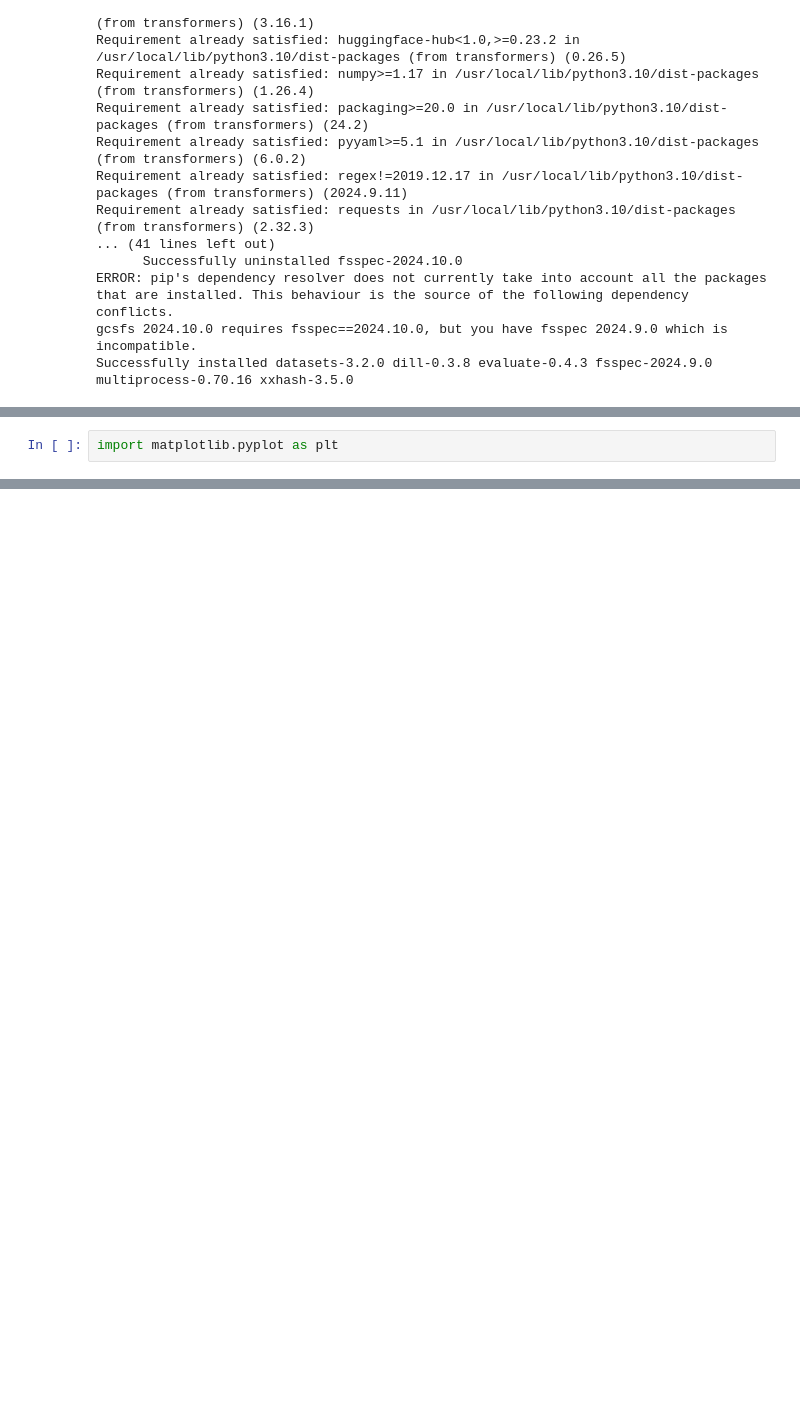
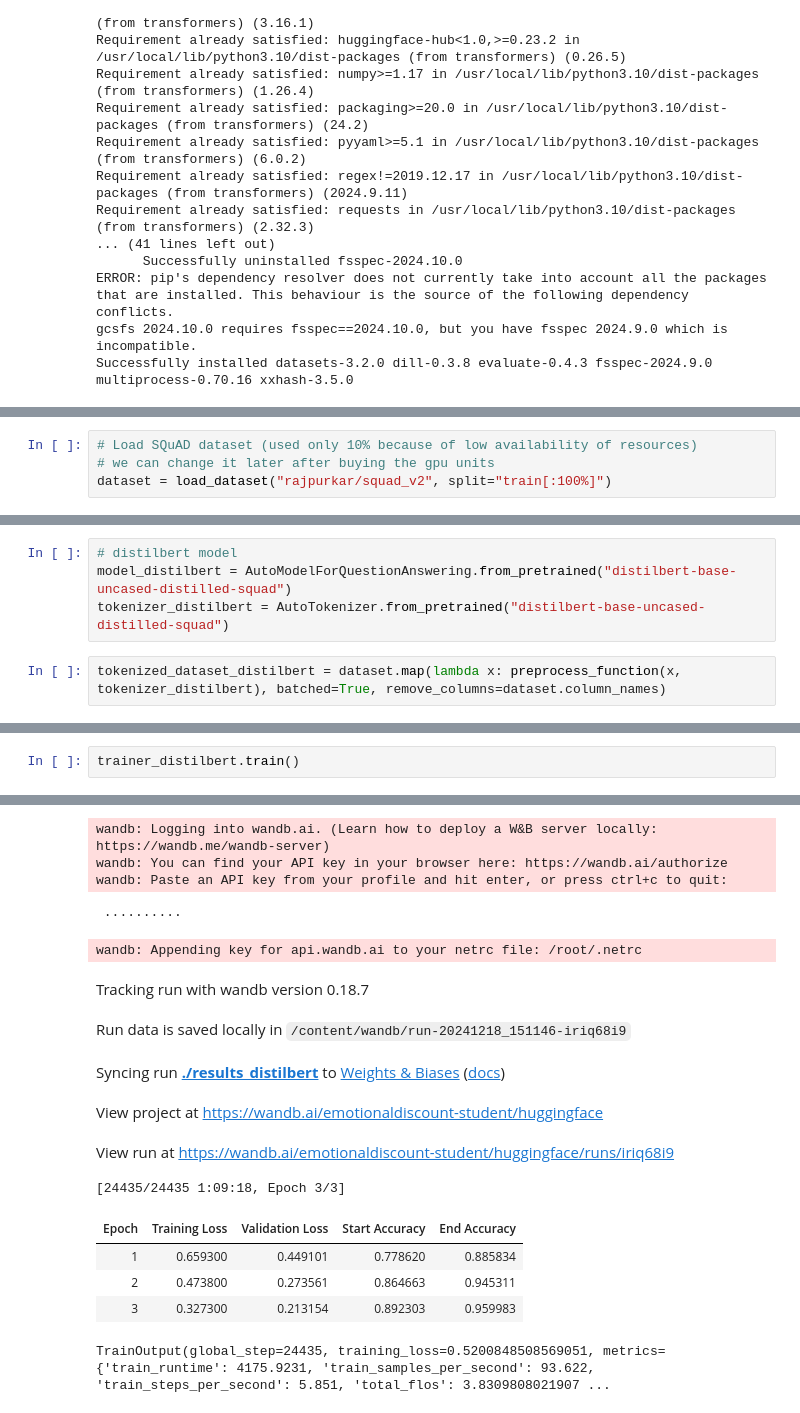
Before and after one commit to shravani201/masters-project, a Jupyter notebook: distilbert.ipynb, the cells around one changed output, grey strips where cells are left out. Cells and saved outputs as stored; diff of their text form; blank space fills up the shorter version.

```diff
--- a/distilbert.ipynb
+++ b/distilbert.ipynb
@@ -20,0 +26,4 @@ Successfully installed datasets-3.2.0 dill-0.3.8 evaluate-0.4.3 fsspec-2024.9.0
+# %%
+# Load SQuAD dataset (used only 10% because of low availability of resources)
+# we can change it later after buying the gpu units
+dataset = load_dataset("rajpurkar/squad_v2", split="train[:100%]")
@@ -101 +113,7 @@ def compute_metrics(eval_pred):
+# %%
+# distilbert model
+model_distilbert = AutoModelForQuestionAnswering.from_pretrained("distilbert-base-uncased-distilled-squad")
+tokenizer_distilbert = AutoTokenizer.from_pretrained("distilbert-base-uncased-distilled-squad")
+# %%
+tokenized_dataset_distilbert = dataset.map(lambda x: preprocess_function(x, tokenizer_distilbert), batched=True, remove_columns=dataset.column_names)
 # %%
@@ -145,2 +140,3 @@ trainer.evaluate()
-# %%
-import matplotlib.pyplot as plt
+# %%
+trainer_distilbert.train()
+# %% [output]
@@ -146,0 +146,16 @@ import matplotlib.pyplot as plt
+wandb: Logging into wandb.ai. (Learn how to deploy a W&B server locally: https://wandb.me/wandb-server)
+wandb: You can find your API key in your browser here: https://wandb.ai/authorize
+wandb: Paste an API key from your profile and hit enter, or press ctrl+c to quit:
+ ··········
+wandb: Appending key for api.wandb.ai to your netrc file: /root/.netrc
+Tracking run with wandb version 0.18.7
+Run data is saved locally in /content/wandb/run-20241218_151146-iriq68i9
+Syncing run ./results_distilbert to Weights & Biases (docs)
+View project at https://wandb.ai/emotionaldiscount-student/huggingface
+View run at https://wandb.ai/emotionaldiscount-student/huggingface/runs/iriq68i9
+[24435/24435 1:09:18, Epoch 3/3]
+| Epoch | Training Loss | Validation Loss | Start Accuracy | End Accuracy |
+| 1 | 0.659300 | 0.449101 | 0.778620 | 0.885834 |
+| 2 | 0.473800 | 0.273561 | 0.864663 | 0.945311 |
+| 3 | 0.327300 | 0.213154 | 0.892303 | 0.959983 |
+TrainOutput(global_step=24435, training_loss=0.5200848508569051, metrics={'train_runtime': 4175.9231, 'train_samples_per_second': 93.622, 'train_steps_per_second': 5.851, 'total_flos': 3.8309808021907 ...
```
Also changed, not shown: parts of 13 cells of this notebook.
